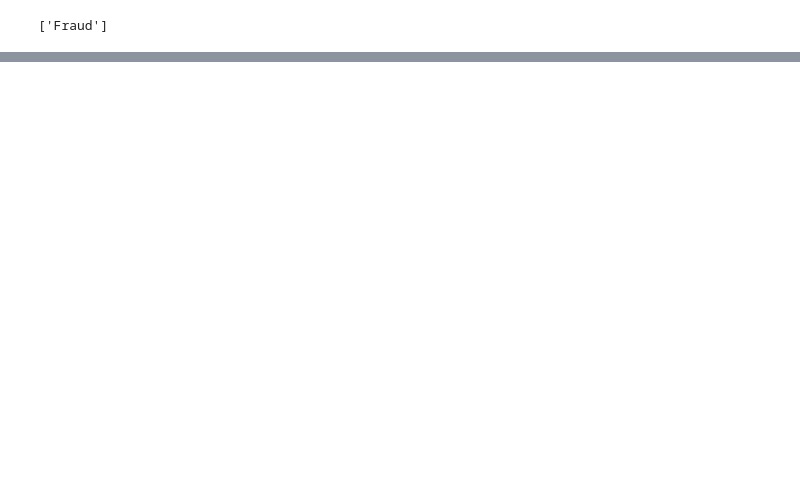
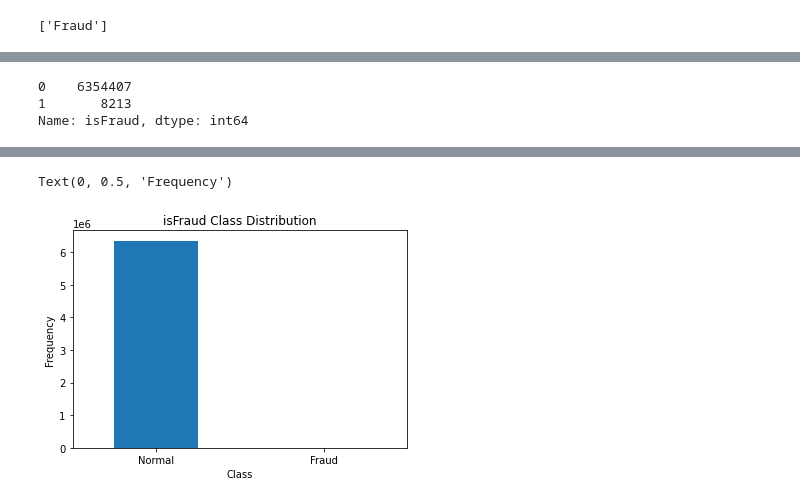
Before and after one commit to kunalbabai/kunal_ml_challenge, a Jupyter notebook: Online Payments Fraud Detection.ipynb, the cells around one changed output, grey strips where cells are left out. Saved outputs shown, nothing was run; the diff lists cells and outputs as text; code cells hidden in the pictures; blank space fills up the shorter version.

```diff
--- a/Online Payments Fraud Detection.ipynb
+++ b/Online Payments Fraud Detection.ipynb
@@ -185,0 +188,3 @@ print(model.predict(features))
+# %%
+raw_data_1 = pd.read_csv(r'D:\Data_Source_ML_60D_Challege\Fraud Detection\PS_20174392719_1491204439457_log.csv\PS_20174392719_1491204439457_log.csv')
+raw_data_1.head()
@@ -185,0 +199,16 @@ print(model.predict(features))
+# %%
+raw_data_1.isFraud.value_counts()
+# %% [output]
+0    6354407
+1       8213
+Name: isFraud, dtype: int64
+# %%
+%matplotlib inline
+count_classes = pd.value_counts(raw_data_1.isFraud, sort = True)
+count_classes.plot(kind = 'bar', rot=0)
+plt.title("isFraud Class Distribution")
+LABELS = ["Normal", "Fraud"]
+plt.xticks(range(2), LABELS)
+plt.xlabel("Class")
+plt.ylabel("Frequency")
+# %% [output]
@@ -185,0 +220,2 @@ print(model.predict(features))
+Text(0, 0.5, 'Frequency')
+[figure, added]
```
Also changed, not shown: parts of 16 cells of this notebook, 1 other file.
